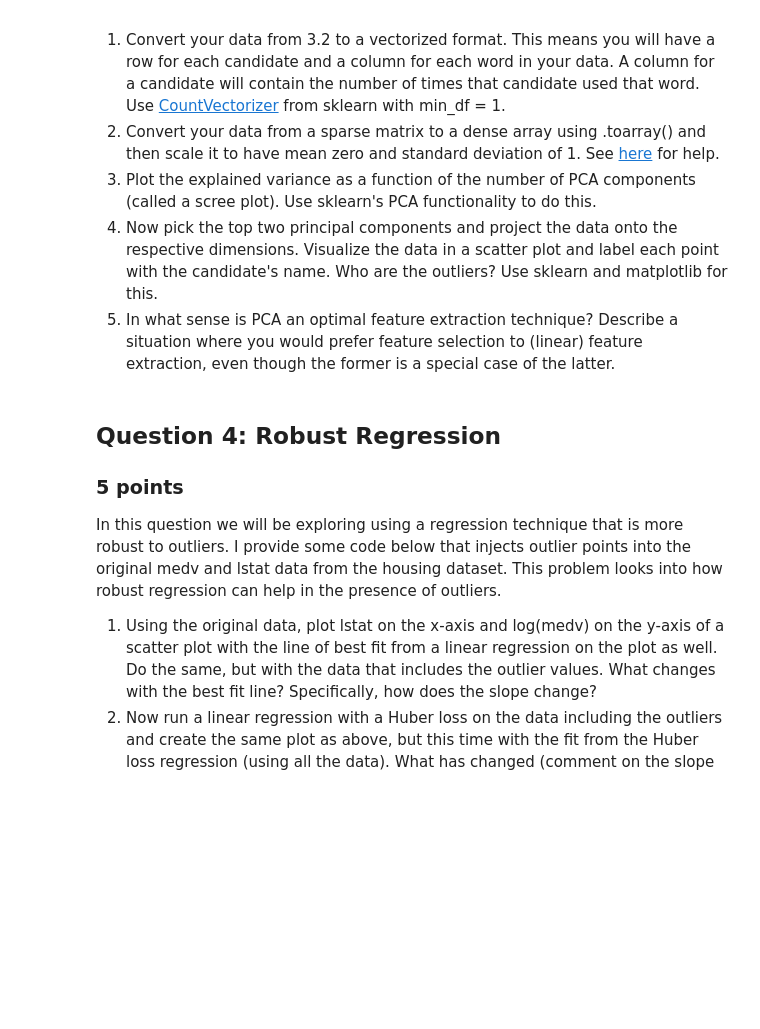
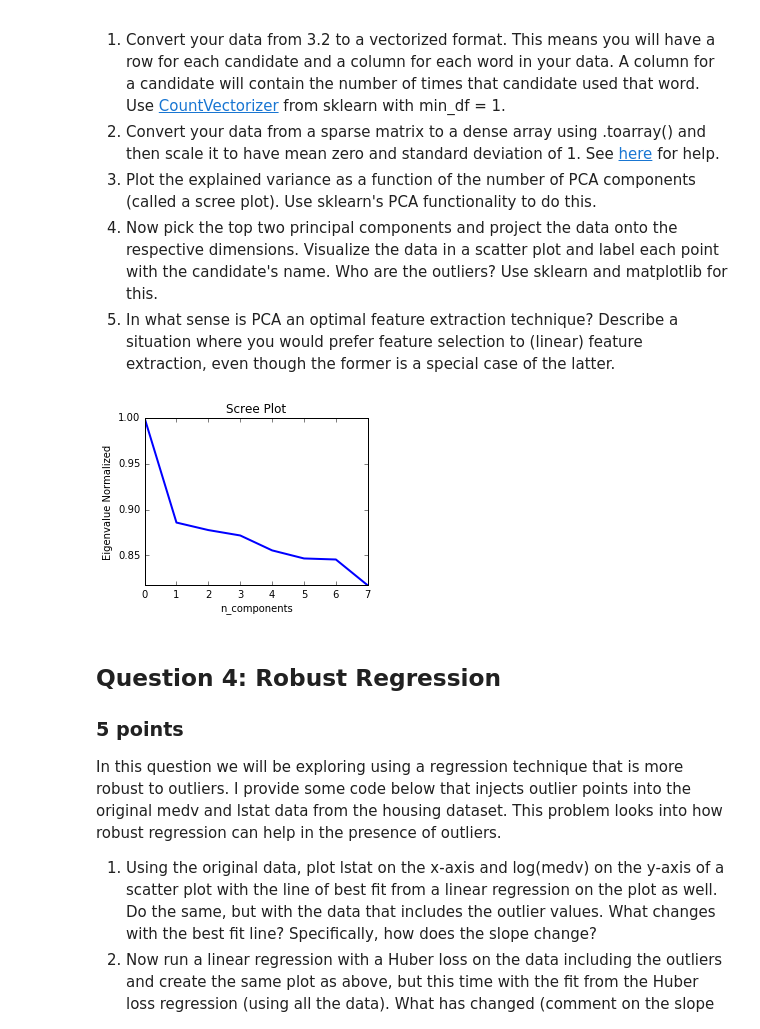
Before and after one commit to mghodges/HW2, a Jupyter notebook: Group4_HW2.ipynb, the cells around one changed output. Saved outputs shown, nothing was run; the diff lists cells and outputs as text; code cells hidden in the pictures; blank space fills up the shorter version.

```diff
--- a/Group4_HW2.ipynb
+++ b/Group4_HW2.ipynb
@@ -157,3 +157,40 @@ In this question, you will explore an application of PCA.
 2. Plot the explained variance as a function of the number of PCA components (called a scree plot). Use sklearn's PCA functionality to do this.
 3. Now pick the top two principal components and project the data onto the respective dimensions. Visualize the data in a scatter plot and label each point with the candidate's name. Who are the outliers? Use sklearn and matplotlib for this.
 4.  In what sense is PCA an optimal feature extraction technique? Describe a situation where you would prefer feature selection to (linear) feature extraction, even though the former  is a special case of the latter.
+# %%
+import matplotlib
+import numpy as np
+from sklearn.feature_extraction.text import CountVectorizer
+from sklearn import decomposition, linear_model, preprocessing
+from sklearn.pipeline import Pipeline
+from sklearn.grid_search import GridSearchCV
+
+vectorizer = CountVectorizer(min_df=1)
+candidates_speech_list = []
+for candidates in speaker_dict:
+    candidates_speech_list.append(' '.join(np.hstack(speaker_dict[candidates]).tolist()))
+
+data = vectorizer.fit_transform(candidates_speech_list).toarray()
+# %%
+data_scaled = preprocessing.scale(data)
+# %%
+logistic = linear_model.LinearRegression()
+
+pca = decomposition.PCA()
+pipe = Pipeline(steps=[('pca', pca), ('logistic', logistic)])
+
+pca.fit(data_scaled)
+data_projection = pca.transform(data_scaled)
+
+# Plot the PCA spectrum
+plt.figure(1, figsize=(4, 3))
+plt.clf()
+eigenvalues = 1 - pca.explained_variance_ratio_
+plt.plot(eigenvalues[::-1], linewidth=2)
+plt.axis('tight')
+plt.title('Scree Plot')
+plt.xlabel('n_components')
+plt.ylabel('Eigenvalue Normalized')
+plt.show()
+# %% [output]
+[figure, added]
```
Also changed, not shown: parts of 3 cells of this notebook.
